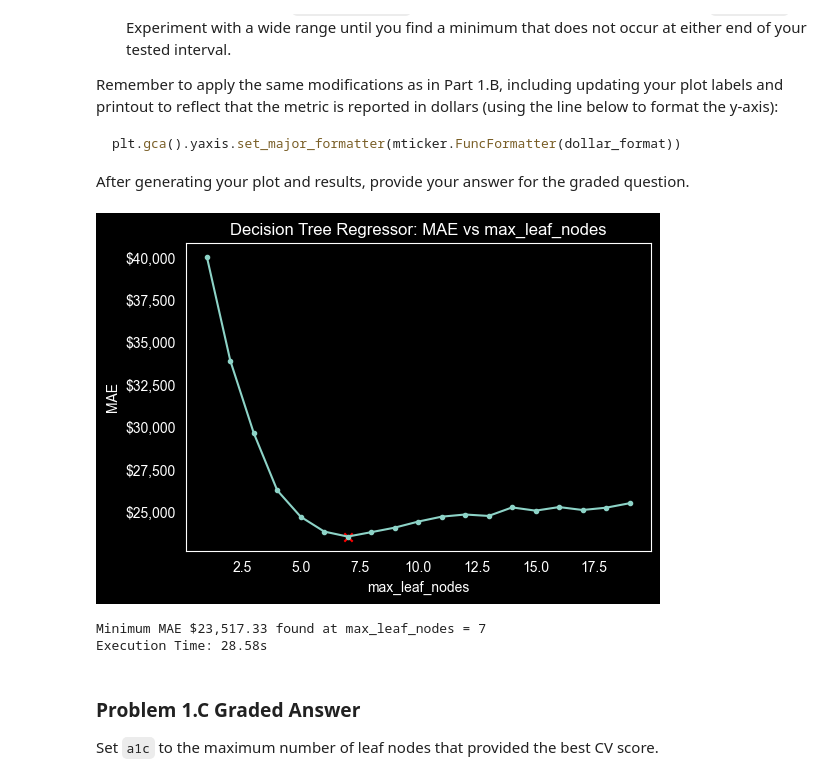
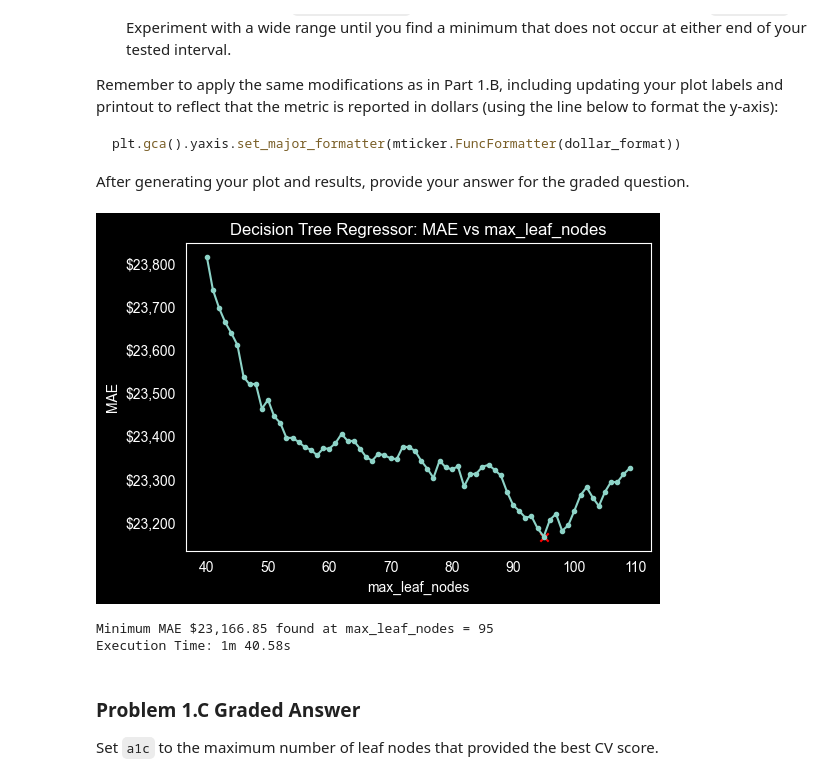
Before and after one commit to reynolkb-bu/Module-3-Assignments, a Jupyter notebook: Homework_06.ipynb, the cells around one changed output. Drawn from its saved outputs; the diff is of its cells as text; code cells hidden in the pictures.

```diff
--- a/Homework_06.ipynb
+++ b/Homework_06.ipynb
@@ -336,43 +337,44 @@ start = time.time()
 
 param = 'max_leaf_nodes'
 
-parameter_list = range(1, 20)
+parameter_list = range(40, 110)      # adjust range as needed
 
 MAEs = []
 
-for d in tqdm(parameter_list):
+for mln in tqdm(parameter_list):
 
   MAEs.append( run_decision_tree_regressor(X_train, y_train,
-                                           max_depth=d,
+                                           max_leaf_nodes=mln,
                                            visualize=False
                                           ) )
 
 # Find the minimum value
 min_MAE = min(MAEs)
 
 # Find the index of the minimum value
 min_index = MAEs.index(min_MAE)
+best_MAE_1c = min_MAE                # save the MAE value for comparison in 1.D
 
 plt.figure(figsize=(6, 4))
 plt.title("Decision Tree Regressor: MAE vs " + param)
 plt.plot(parameter_list, MAEs, marker='.')
 plt.scatter([parameter_list[min_index]], [min_MAE], marker='x', color='red')
 plt.xlabel(param)
 plt.ylabel("MAE")
 plt.gca().yaxis.set_major_formatter(mticker.FuncFormatter(dollar_format))
 plt.grid()
 plt.show()
 
-best_max_leaf_node = parameter_list[min_index]
-print(f"Minimum MAE ${min_MAE:,.2f} found at {param} = {best_max_leaf_node}")
+best_max_leaf_nodes = parameter_list[min_index]
+print(f"Minimum MAE ${min_MAE:,.2f} found at {param} = {best_max_leaf_nodes}")
 
 # Record end time and execution time
 end = time.time()
 print(f"Execution Time: " + format_time(end - start))
 # %% [output]
-[figure, old version]
+[figure, new version]
-Minimum MAE $23,517.33 found at max_leaf_nodes = 7
-Execution Time: 28.58s
+Minimum MAE $23,166.85 found at max_leaf_nodes = 95
+Execution Time: 1m 40.58s
 # %% [markdown]
 ### Problem 1.C Graded Answer
 
```
Also changed, not shown: parts of 7 cells of this notebook.
